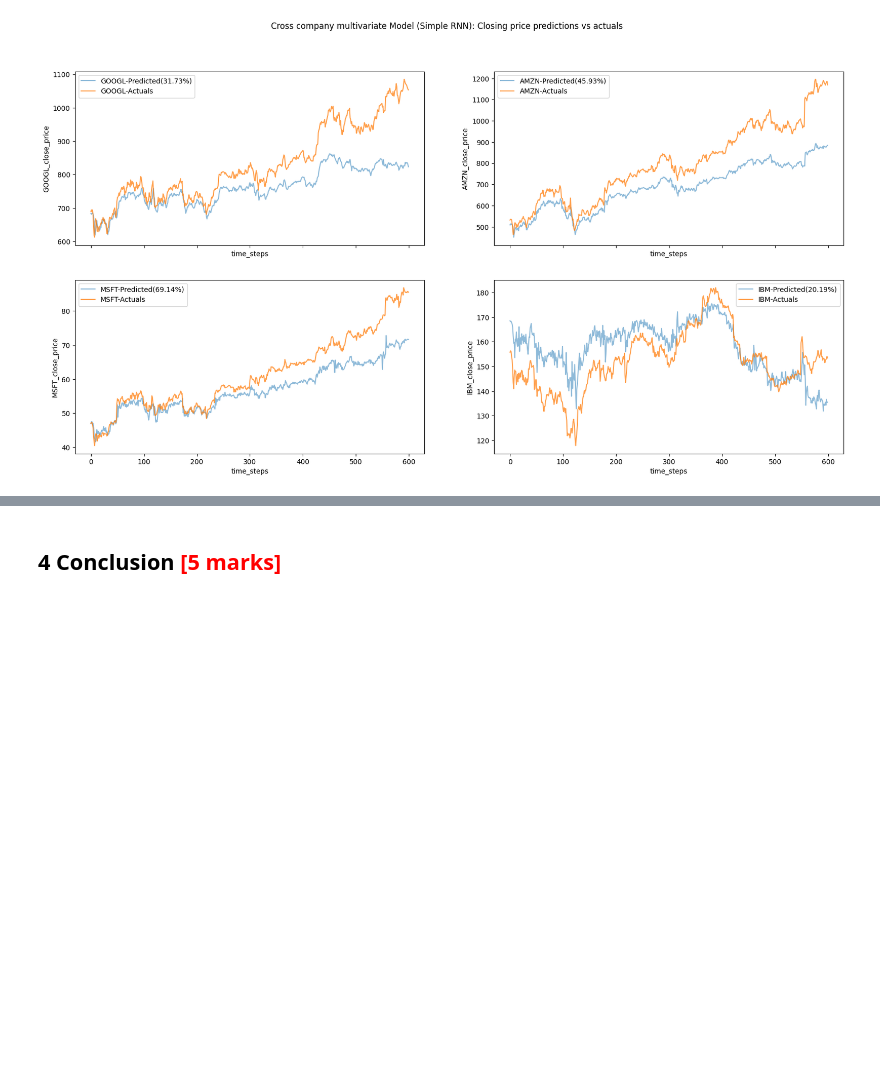
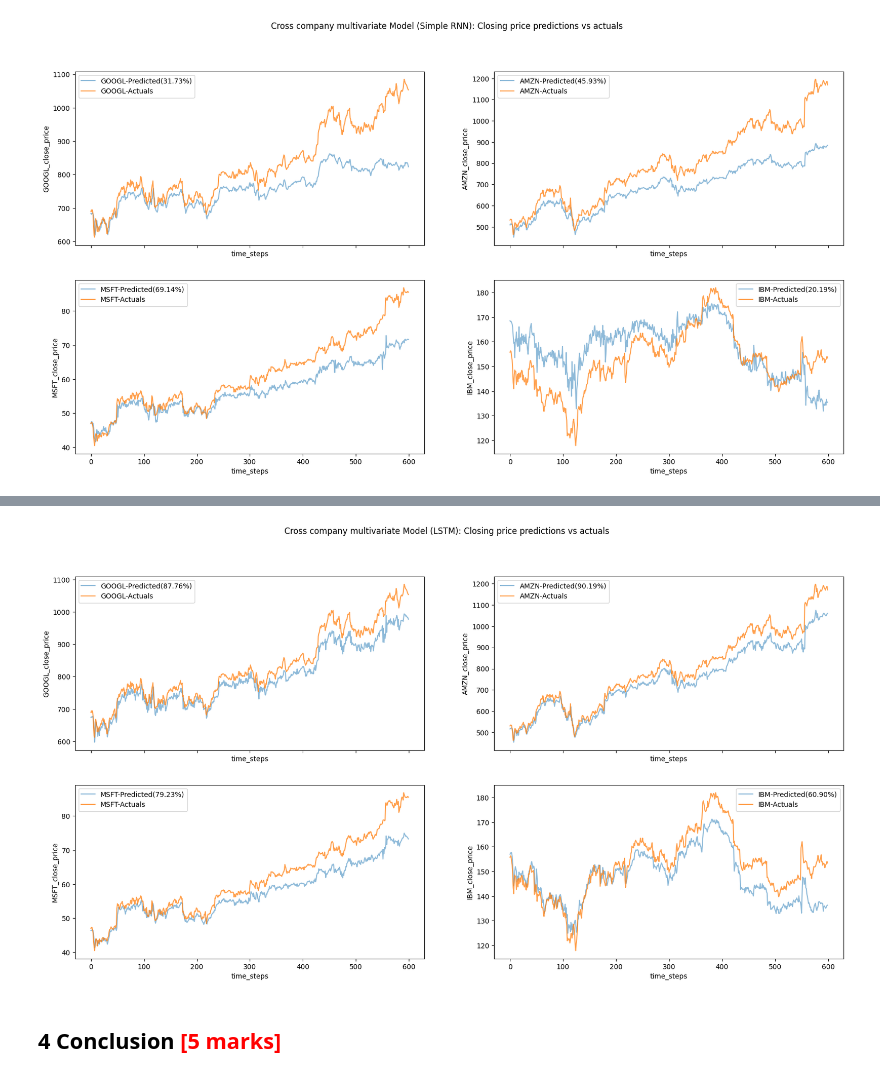
Before and after one commit to Abbhiraami/ML_AI_masters, a Jupyter notebook: RNN_Assignment/RNN_Assg_Stock_Price_Prediction_AbbhiraamiS.ipynb, the cells around one changed output, grey strips where cells are left out. Drawn from its saved outputs; the diff is of its cells as text; code cells hidden in the pictures; blank space fills up the shorter version.

```diff
--- a/RNN_Assignment/RNN_Assg_Stock_Price_Prediction_AbbhiraamiS.ipynb
+++ b/RNN_Assignment/RNN_Assg_Stock_Price_Prediction_AbbhiraamiS.ipynb
@@ -856,13 +871,13 @@ history_multi_lstm,metrics_multi_lstm,model_id_multi_lstm=utils.model_fit(X_trai
 # %%
 ### pick the best muti-output LSTM
-multi_lstm_best_fit_name,multi_lstm_best_config=utils.get_best_config(metrics_multi_lstm,adv_configs_df)
-print(multi_lstm_best_fit_name)
-display(multi_lstm_best_config)
+# multi_lstm_best_fit_name,multi_lstm_best_config=utils.get_best_config(metrics_multi_lstm,adv_configs_df)
+# print(multi_lstm_best_fit_name)
+# display(multi_lstm_best_config)
 
 ### Retrain with the best config
 lstm_multi_y_pred_test,multi_y_test_inv,lstm_multi_y_pred_train,multi_y_train_inv=utils.retrain_model_with_best_config(X_train=multi_X_train,X_test=multi_X_test,
                                                                                          Y_train=multi_y_train,Y_test=multi_y_test,
-                                                                                         func1=utils.model_fit,func2=utils.create_lstm_model,best_fit_name=multi_lstm_best_fit_name, best_config=multi_lstm_best_config,
+                                                                                         func1=utils.model_fit,func2=utils.create_lstm_model,best_fit_name="Config_141", best_config=None,
                                                                                         config_df=adv_configs_df,batch_size=batch_size,epoch=epochs,y_scalar=multi_scalar_y)
 
 ### Plot Actual VS Predicted
@@ -880,3 +895,4 @@ for axs,i in zip(ax.ravel(),range(lstm_multi_y_pred_test.shape[1])):
 print(f"Mean-squared-error:{mean_squared_error(multi_y_test_inv,lstm_multi_y_pred_test)}")
 print(f"Mean-absolute-error:{mean_absolute_error(multi_y_test_inv,lstm_multi_y_pred_test)}")
 print(f"R2-score:{100*r2_score(multi_y_test_inv,lstm_multi_y_pred_test):.2f}%")
+# %% [output]
@@ -883,3 +910,4 @@ print(f"R2-score:{100*r2_score(multi_y_test_inv,lstm_multi_y_pred_test):.2f}%")
+[figure, added]
 # %% [markdown]
 ## **4 Conclusion** <font color =red> [5 marks] </font>
 # %% [markdown]
```
Also changed, not shown: parts of 4 cells of this notebook.
